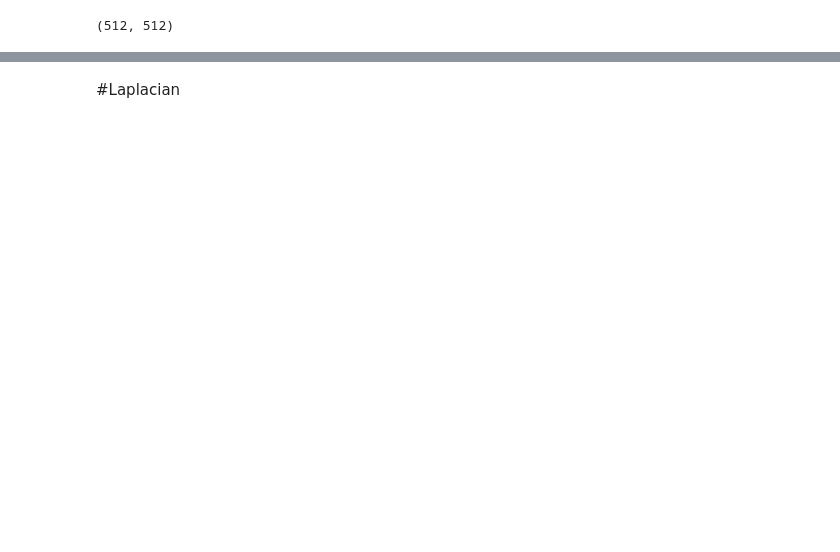
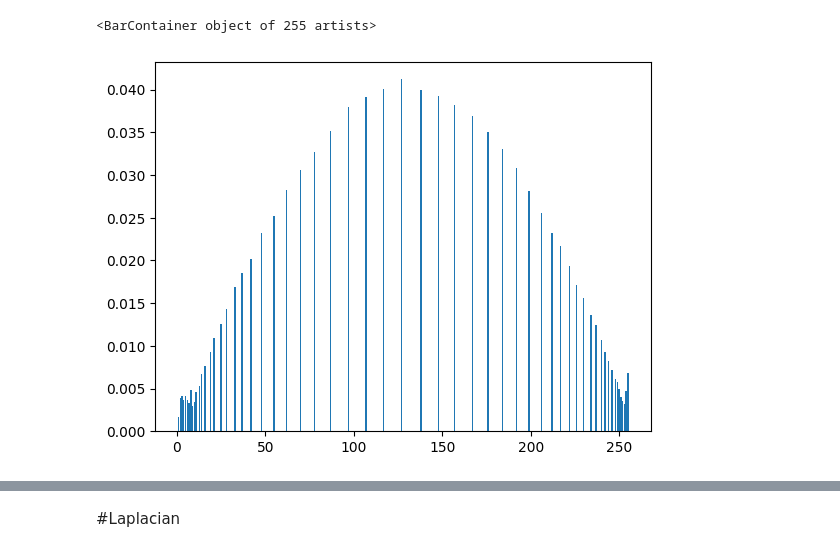
Before and after one commit to AdarshG-Uncg/bdml_610_project, a Jupyter notebook: exploration ipynb files/ex1.ipynb, the cells around one changed output, grey strips where cells are left out. Cells and saved outputs as stored; diff of their text form; code cells hidden in the pictures; blank space fills up the shorter version.

```diff
--- a/exploration ipynb files/ex1.ipynb
+++ b/exploration ipynb files/ex1.ipynb
@@ -19,7 +18,8 @@ images_path = r"images"
 # %%
 im = cv2.imread(os.path.join(images_path,'20180828_110013_R_OPT_512x1024x128_ILM_Enface_Avg_IMG_JPG.jpg'),cv2.IMREAD_UNCHANGED)
 mask = cv2.imread(os.path.join(images_path,'mask_20180828_110013_R_OPT_512x1024x128_ILM_Enface_Avg_IMG_JPG.jpg'),cv2.IMREAD_UNCHANGED)
-# %%
-im.shape
-# %% [output]
-(512, 512)
+# %%
+equ = cv2.equalizeHist(im)
+gc1 = gammaCorrection(im,0.5)
+gc2 = gammaCorrection(im,1.5)
+ni = 255-im
@@ -25,0 +34,4 @@ im.shape
+# %%
+def histogram_function(img):
+    hist_lap = np.histogram(img,np.arange(0,256,1))
+    return hist_lap[0]/(img.size)
@@ -25,0 +45,5 @@ im.shape
+# %%
+plt.bar(np.arange(1,256,1),histogram_function(equ))
+# %% [output]
+<BarContainer object of 255 artists>
+[figure, added]
```
Also changed, not shown: parts of 19 cells of this notebook, 37 other files.
